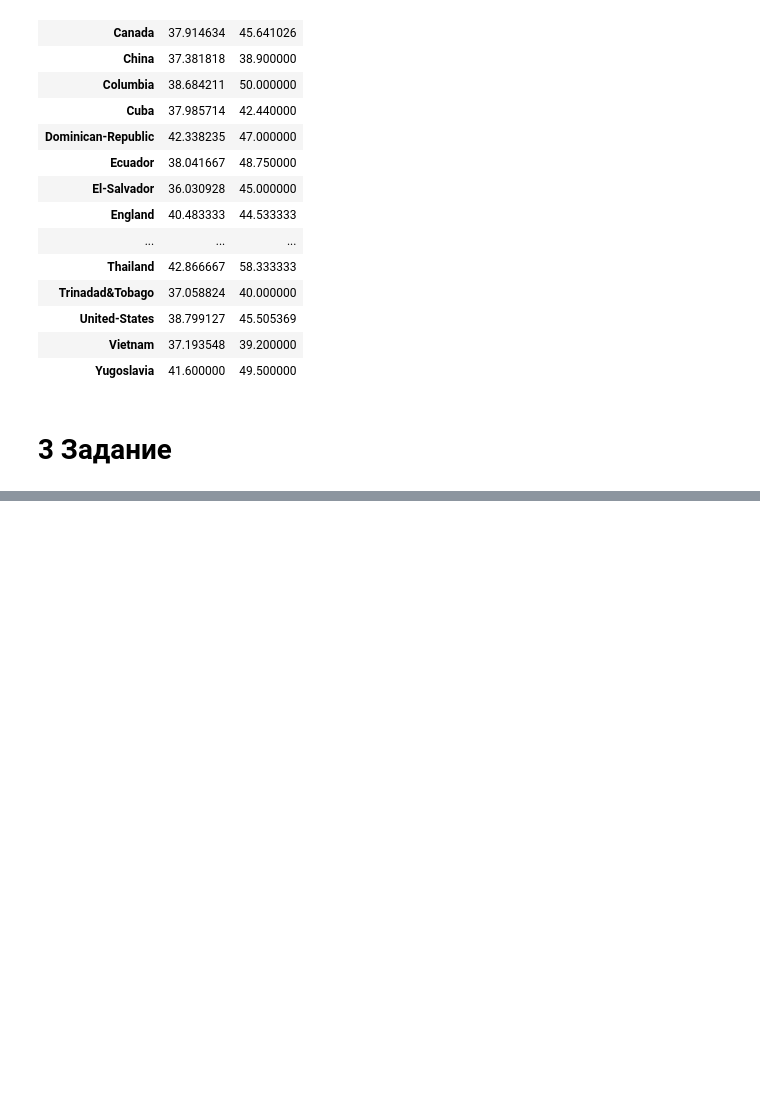
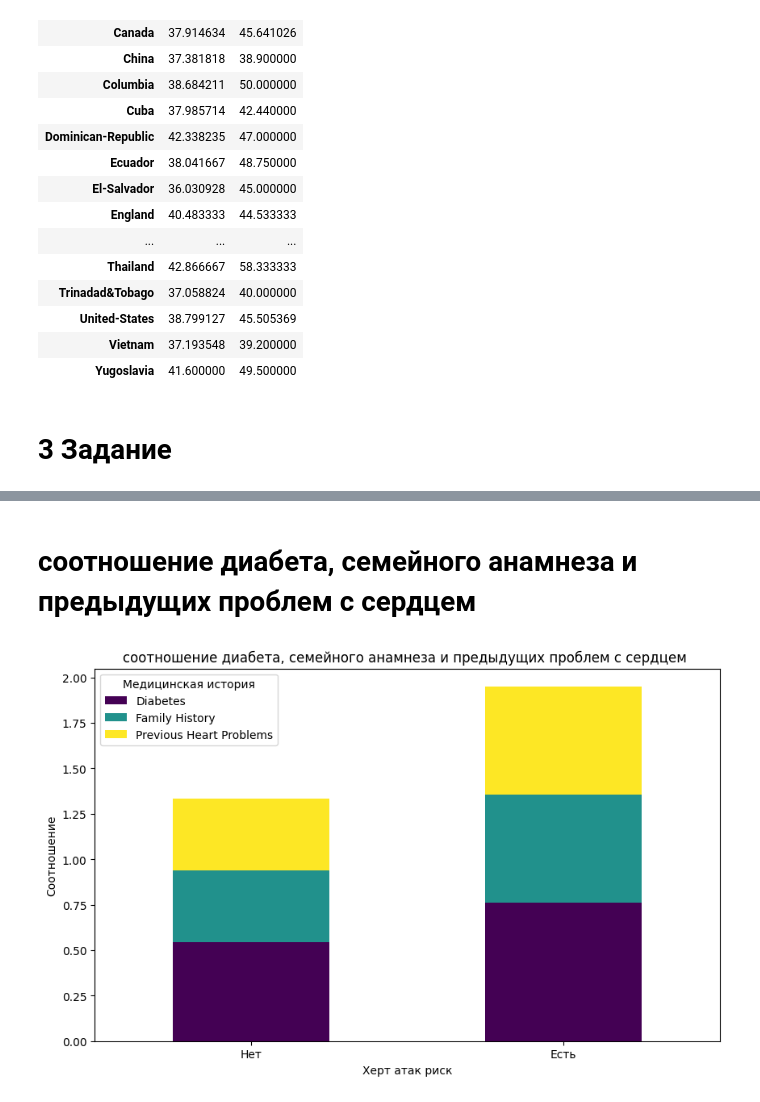
Before and after one commit to TimmmofeyD/timo_3_course, a Jupyter notebook: practice_1.ipynb, the cells around one changed output, grey strips where cells are left out. Cells and saved outputs as stored; diff of their text form; code cells hidden in the pictures; blank space fills up the shorter version.

```diff
--- a/practice_1.ipynb
+++ b/practice_1.ipynb
@@ -180,0 +265,22 @@ data.groupby(['native-country', 'salary'])['hours-per-week'].mean().unstack()
+# %% [markdown]
+# соотношение диабета, семейного анамнеза и предыдущих проблем с сердцем
+# %%
+diabetes_proportions = df.groupby('Heart Attack Risk')['Diabetes'].value_counts(normalize=True)[:, 1] - [0.10, -0.10]
+family_history_proportions = df.groupby('Heart Attack Risk')['Family History'].value_counts(normalize=True)[:, 1] - [0.10, -0.10]
+previous_heart_problems_proportions = df.groupby('Heart Attack Risk')['Previous Heart Problems'].value_counts(normalize=True)[:, 1] - [0.10, -0.10]
+
+data = pd.DataFrame({
+    'Diabetes': diabetes_proportions,
+    'Family History': family_history_proportions,
+    'Previous Heart Problems': previous_heart_problems_proportions
+})
+
+data.plot(kind='bar', stacked=True, figsize=(10, 6), colormap='viridis')
+plt.title('соотношение диабета, семейного анамнеза и предыдущих проблем с сердцем ')
+plt.xlabel('Херт атак риск')
+plt.ylabel('Соотношение')
+plt.xticks([0, 1], ['Нет', 'Есть'], rotation=0)
+plt.legend(title='Медицинская история')
+plt.show()
+# %% [output]
+[figure, added]
```
Also changed, not shown: parts of 14 cells of this notebook.
